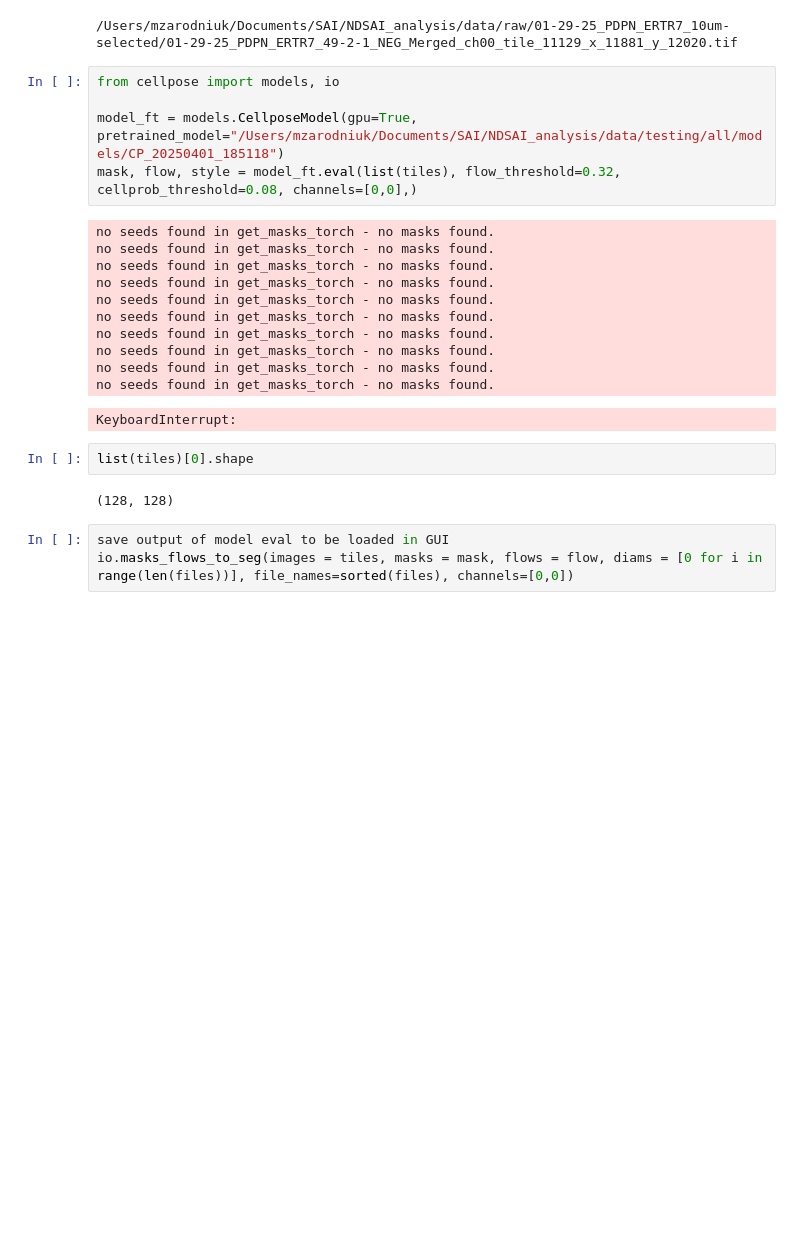
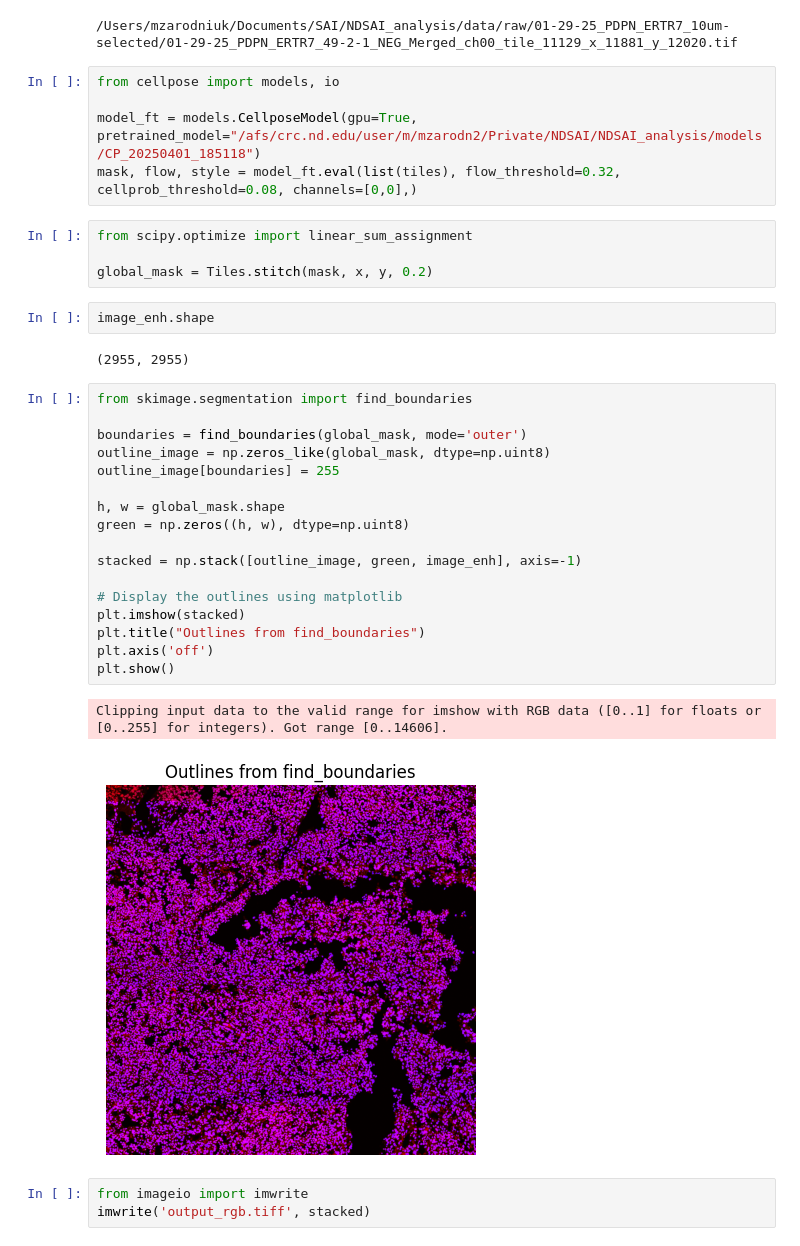
Before and after one commit to plezar/NEST, a Jupyter notebook: nbs/00_core.ipynb, the cells around one changed output. Cells and saved outputs as stored; diff of their text form; blank space fills up the shorter version.

```diff
--- a/nbs/00_core.ipynb
+++ b/nbs/00_core.ipynb
@@ -258,24 +259,36 @@ print(tile_path)
 # %%
 from cellpose import models, io
 
-model_ft = models.CellposeModel(gpu=True, pretrained_model="/Users/mzarodniuk/Documents/SAI/NDSAI_analysis/data/testing/all/models/CP_20250401_185118")
+model_ft = models.CellposeModel(gpu=True, pretrained_model="/afs/crc.nd.edu/user/m/mzarodn2/Private/NDSAI/NDSAI_analysis/models/CP_20250401_185118")
 mask, flow, style = model_ft.eval(list(tiles), flow_threshold=0.32, cellprob_threshold=0.08, channels=[0,0],)
-# %% [output]
-no seeds found in get_masks_torch - no masks found.
-no seeds found in get_masks_torch - no masks found.
-no seeds found in get_masks_torch - no masks found.
-no seeds found in get_masks_torch - no masks found.
-no seeds found in get_masks_torch - no masks found.
-no seeds found in get_masks_torch - no masks found.
-no seeds found in get_masks_torch - no masks found.
-no seeds found in get_masks_torch - no masks found.
-no seeds found in get_masks_torch - no masks found.
-no seeds found in get_masks_torch - no masks found.
-KeyboardInterrupt:
-# %%
-list(tiles)[0].shape
-# %% [output]
-(128, 128)
-# %%
-save output of model eval to be loaded in GUI
-io.masks_flows_to_seg(images = tiles, masks = mask, flows = flow, diams = [0 for i in range(len(files))], file_names=sorted(files), channels=[0,0])
+# %%
+from scipy.optimize import linear_sum_assignment
+
+global_mask = Tiles.stitch(mask, x, y, 0.2)
+# %%
+image_enh.shape
+# %% [output]
+(2955, 2955)
+# %%
+from skimage.segmentation import find_boundaries
+
+boundaries = find_boundaries(global_mask, mode='outer')
+outline_image = np.zeros_like(global_mask, dtype=np.uint8)
+outline_image[boundaries] = 255
+
+h, w = global_mask.shape
+green = np.zeros((h, w), dtype=np.uint8)
+
+stacked = np.stack([outline_image, green, image_enh], axis=-1)
+
+# Display the outlines using matplotlib
+plt.imshow(stacked)
+plt.title("Outlines from find_boundaries")
+plt.axis('off')
+plt.show()
+# %% [output]
+Clipping input data to the valid range for imshow with RGB data ([0..1] for floats or [0..255] for integers). Got range [0..14606].
+[figure, added]
+# %%
+from imageio import imwrite
+imwrite('output_rgb.tiff', stacked)
```
Also changed, not shown: parts of 4 cells of this notebook.
